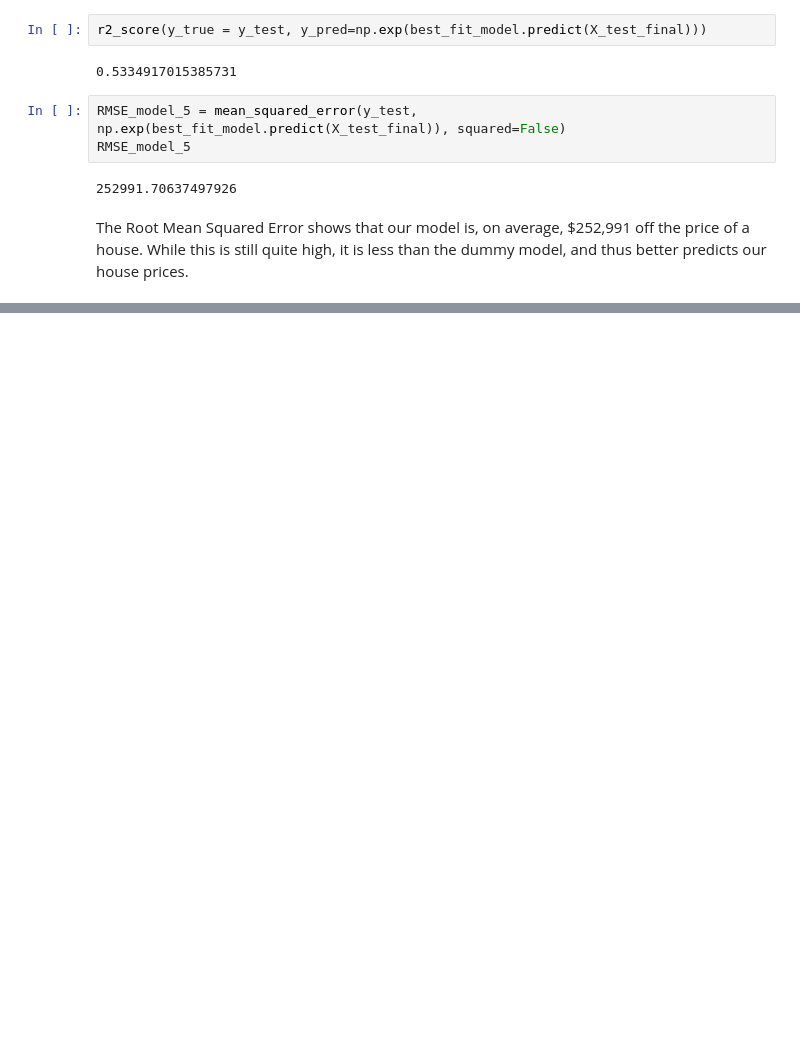
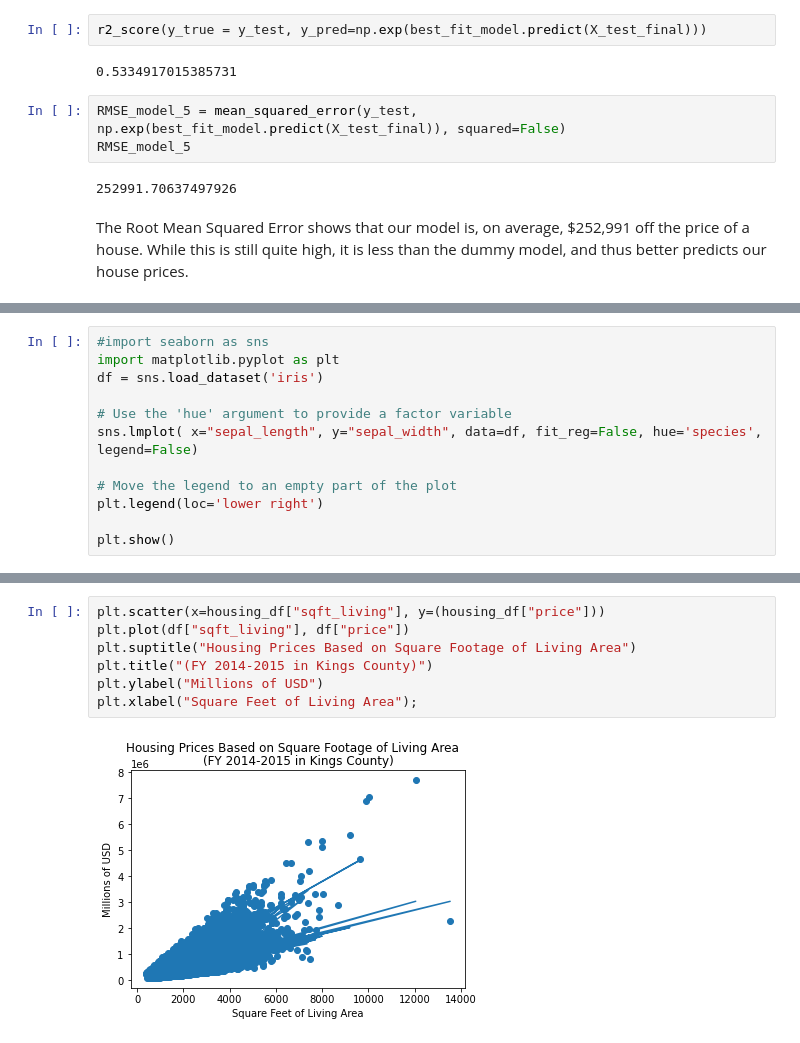
Before and after one commit to mboland23/dsc-phase-2-project-v2-3, a Jupyter notebook: Meg_Working_Notebook.ipynb, the cells around one changed output, grey strips where cells are left out. Cells and saved outputs as stored; diff of their text form; blank space fills up the shorter version.

```diff
--- a/Meg_Working_Notebook.ipynb
+++ b/Meg_Working_Notebook.ipynb
@@ -1263,0 +1271,12 @@ While this is still quite high, it is less than the dummy model, and thus better
+# %%
+#import seaborn as sns
+import matplotlib.pyplot as plt
+df = sns.load_dataset('iris')
+
+# Use the 'hue' argument to provide a factor variable
+sns.lmplot( x="sepal_length", y="sepal_width", data=df, fit_reg=False, hue='species', legend=False)
+
+# Move the legend to an empty part of the plot
+plt.legend(loc='lower right')
+
+plt.show()
@@ -1263,0 +1291,9 @@ While this is still quite high, it is less than the dummy model, and thus better
+# %%
+plt.scatter(x=housing_df["sqft_living"], y=(housing_df["price"]))
+plt.plot(df["sqft_living"], df["price"])
+plt.suptitle("Housing Prices Based on Square Footage of Living Area")
+plt.title("(FY 2014-2015 in Kings County)")
+plt.ylabel("Millions of USD")
+plt.xlabel("Square Feet of Living Area");
+# %% [output]
+[figure, added]
```
Also changed, not shown: parts of 30 cells of this notebook.
